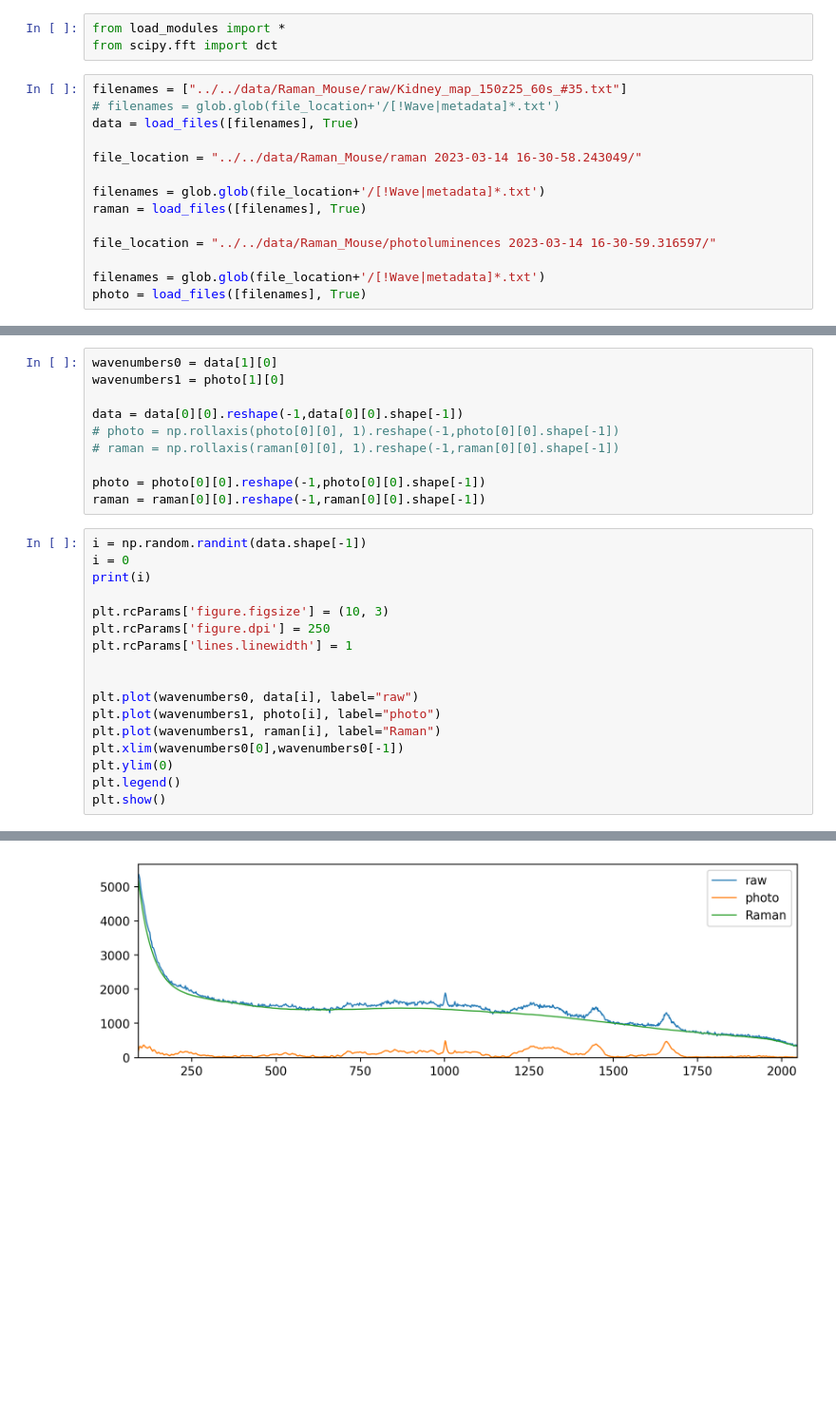
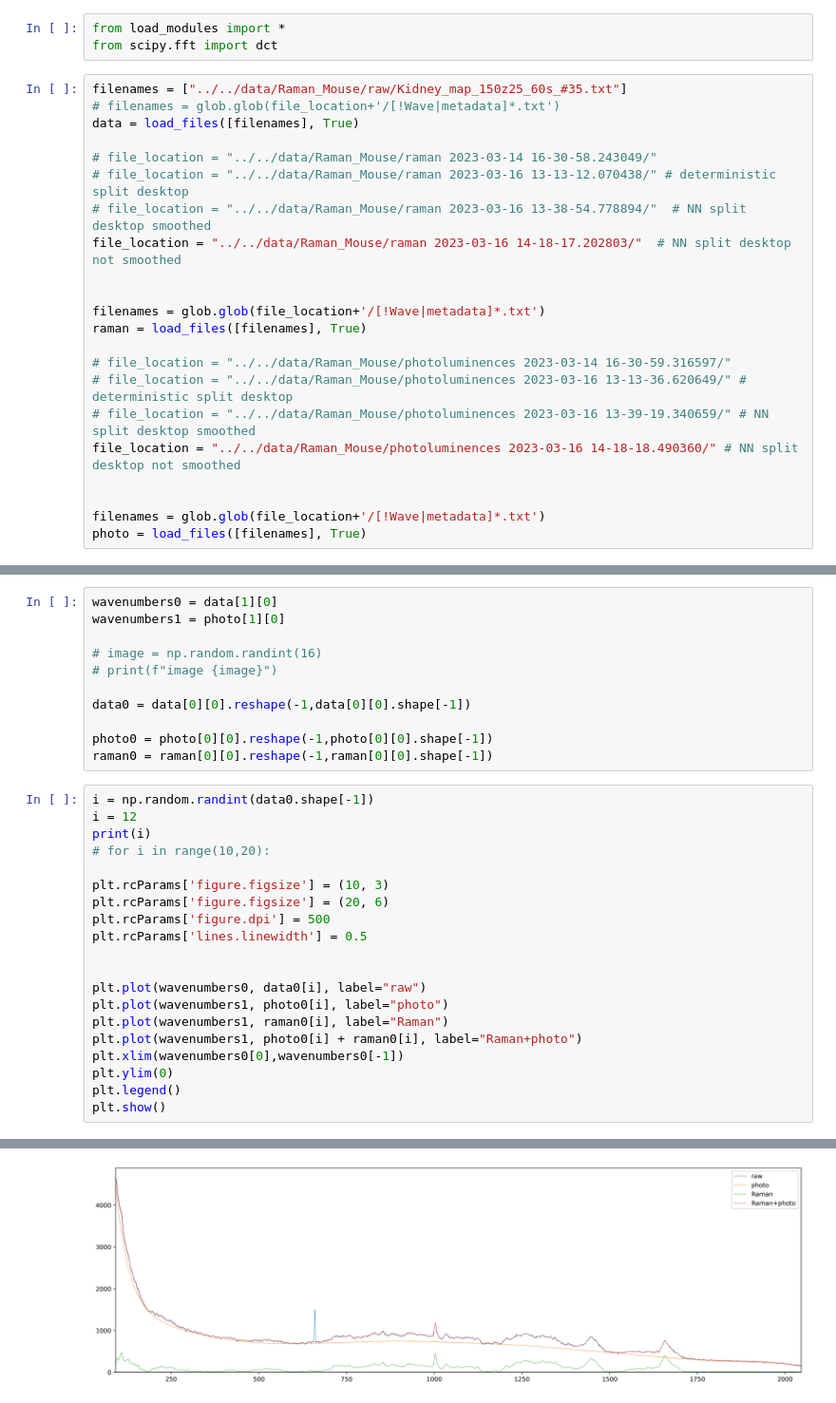
Before and after one commit to jjgsherwood/Raman-and-Photoluminescence-Signal-Separation-in-Raman-Hyperspectral-Imagery, a Jupyter notebook: experiments/Show_split.ipynb, the cells around one changed output, grey strips where cells are left out. Shown at 95% size. Cells and saved outputs as stored; diff of their text form; blank space fills up the shorter version.

```diff
--- a/experiments/Show_split.ipynb
+++ b/experiments/Show_split.ipynb
@@ -6,12 +6,20 @@ filenames = ["../../data/Raman_Mouse/raw/Kidney_map_150z25_60s_#35.txt"]
 # filenames = glob.glob(file_location+'/[!Wave|metadata]*.txt')
 data = load_files([filenames], True)
 
-file_location = "../../data/Raman_Mouse/raman 2023-03-14 16-30-58.243049/"
+# file_location = "../../data/Raman_Mouse/raman 2023-03-14 16-30-58.243049/"
+# file_location = "../../data/Raman_Mouse/raman 2023-03-16 13-13-12.070438/" # deterministic split desktop
+# file_location = "../../data/Raman_Mouse/raman 2023-03-16 13-38-54.778894/"  # NN split desktop smoothed
+file_location = "../../data/Raman_Mouse/raman 2023-03-16 14-18-17.202803/"  # NN split desktop not smoothed
+
 
 filenames = glob.glob(file_location+'/[!Wave|metadata]*.txt')
 raman = load_files([filenames], True)
 
-file_location = "../../data/Raman_Mouse/photoluminences 2023-03-14 16-30-59.316597/"
+# file_location = "../../data/Raman_Mouse/photoluminences 2023-03-14 16-30-59.316597/"
+# file_location = "../../data/Raman_Mouse/photoluminences 2023-03-16 13-13-36.620649/" # deterministic split desktop
+# file_location = "../../data/Raman_Mouse/photoluminences 2023-03-16 13-39-19.340659/" # NN split desktop smoothed
+file_location = "../../data/Raman_Mouse/photoluminences 2023-03-16 14-18-18.490360/" # NN split desktop not smoothed
+
 
 filenames = glob.glob(file_location+'/[!Wave|metadata]*.txt')
 photo = load_files([filenames], True)
@@ -29,25 +37,29 @@ loaded  file 1 of 1: ../../data/Raman_Mouse/photoluminences 2023-03-14 16-30-59.
 wavenumbers0 = data[1][0]
 wavenumbers1 = photo[1][0]
 
-data = data[0][0].reshape(-1,data[0][0].shape[-1])
-# photo = np.rollaxis(photo[0][0], 1).reshape(-1,photo[0][0].shape[-1])
-# raman = np.rollaxis(raman[0][0], 1).reshape(-1,raman[0][0].shape[-1])
+# image = np.random.randint(16)
+# print(f"image {image}")
 
-photo = photo[0][0].reshape(-1,photo[0][0].shape[-1])
-raman = raman[0][0].reshape(-1,raman[0][0].shape[-1])
+data0 = data[0][0].reshape(-1,data[0][0].shape[-1])
+
+photo0 = photo[0][0].reshape(-1,photo[0][0].shape[-1])
+raman0 = raman[0][0].reshape(-1,raman[0][0].shape[-1])
 # %%
-i = np.random.randint(data.shape[-1])
-i = 0
+i = np.random.randint(data0.shape[-1])
+i = 12
 print(i)
+# for i in range(10,20):
 
 plt.rcParams['figure.figsize'] = (10, 3)
-plt.rcParams['figure.dpi'] = 250
-plt.rcParams['lines.linewidth'] = 1
+plt.rcParams['figure.figsize'] = (20, 6)
+plt.rcParams['figure.dpi'] = 500
+plt.rcParams['lines.linewidth'] = 0.5
 
 
-plt.plot(wavenumbers0, data[i], label="raw")
-plt.plot(wavenumbers1, photo[i], label="photo")
-plt.plot(wavenumbers1, raman[i], label="Raman")
+plt.plot(wavenumbers0, data0[i], label="raw")
+plt.plot(wavenumbers1, photo0[i], label="photo")
+plt.plot(wavenumbers1, raman0[i], label="Raman")
+plt.plot(wavenumbers1, photo0[i] + raman0[i], label="Raman+photo")
 plt.xlim(wavenumbers0[0],wavenumbers0[-1])
 plt.ylim(0)
 plt.legend()
@@ -57 +69 @@ plt.show()
-[figure, old version]
+[figure, new version]
```
Also changed, not shown: parts of 2 cells of this notebook, 4 other files.
